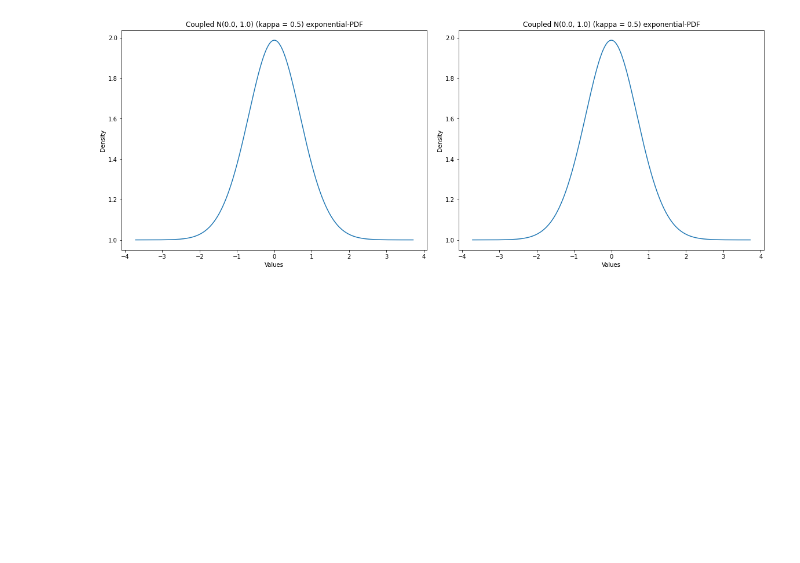
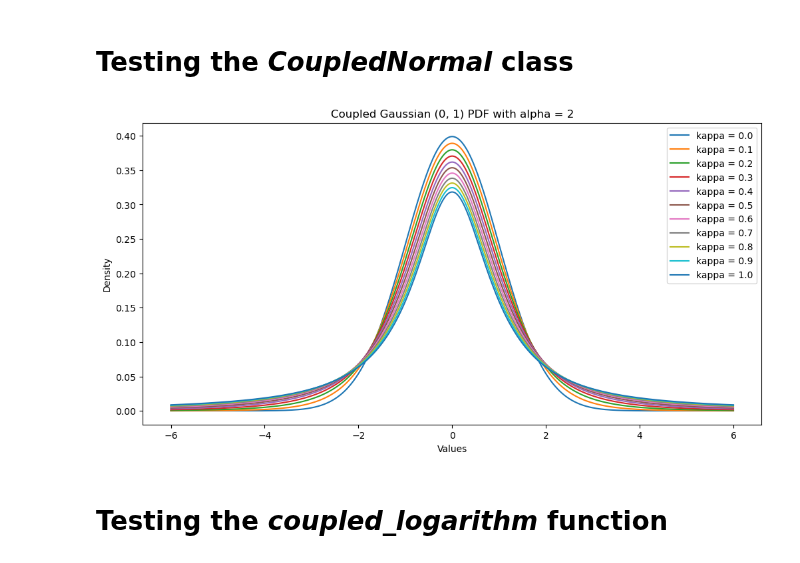
Before and after one commit to Photrek/Nonlinear-Statistical-Coupling, a Jupyter notebook: workspace/john/CrossEntropy-Entropy-DivergenceV2.ipynb, the cells around one changed output. Saved outputs shown, nothing was run; the diff lists cells and outputs as text; code cells hidden in the pictures; blank space fills up the shorter version.

Commit message:
Added to the entropy plots.

```diff
--- a/workspace/john/CrossEntropy-Entropy-DivergenceV2.ipynb
+++ b/workspace/john/CrossEntropy-Entropy-DivergenceV2.ipynb
@@ -34,19 +0,0 @@ plt.show()
-# %%
-kappa, alpha, dim = 0.5, 2, 1
-
-coupled_norm = fj.coupled_probability(dist=normal_densities, dx=dx, kappa=kappa, alpha=alpha, dim=dim)
-coupled_other_norm = fj.coupled_probability(dist=other_normal_densities, dx=dx, kappa=kappa, alpha=alpha, dim=dim)
-
-fig, ax = plt.subplots(1, 2, figsize=(16,6), constrained_layout=True)
-
-ax[0].plot(x, coupled_norm)
-ax[0].set_title(f'Coupled N({normal.mean()}, {normal.std()}) (kappa = {kappa}) PDF')
-ax[0].set_xlabel('Values')
-ax[0].set_ylabel('Density')
-
-ax[1].plot(x, coupled_other_norm)
-ax[1].set_title(f'Coupled N({other_normal.mean()}, {other_normal.std()}) (kappa = {kappa}) PDF')
-ax[1].set_xlabel('Values')
-ax[1].set_ylabel('Density')
-
-plt.show()
@@ -74,19 +1,37 @@ plt.show()
-# %%
-coupled_norm_exponential_densities = fj.coupled_exponential(coupled_norm, kappa=kappa, dim=dim)
-coupled_other_norm_exponential_densities = fj.coupled_exponential(coupled_other_norm, kappa=kappa, dim=dim)
-
-fig, ax = plt.subplots(1, 2, figsize=(16,6), constrained_layout=True)
-
-ax[0].plot(x, coupled_norm_exponential_densities)
-ax[0].set_title(f'Coupled N({normal.mean()}, {normal.std()}) (kappa = {kappa}) exponential-PDF')
-ax[0].set_xlabel('Values')
-ax[0].set_ylabel('Density')
-
-ax[1].plot(x, coupled_other_norm_exponential_densities)
-ax[1].set_title(f'Coupled N({other_normal.mean()}, {other_normal.std()}) (kappa = {kappa}) exponential-PDF')
-ax[1].set_xlabel('Values')
-ax[1].set_ylabel('Density')
-
-plt.show()
-# %% [output]
-[figure, removed]
+# %% [markdown]
+# Testing the *CoupledNormal* class
+# %%
+import function_john as fj
+import function as func
+import numpy as np
+from datetime import datetime
+import matplotlib.pyplot as plt
+
+# Define the loc, scale, alpha, and kappas that will be used for all distributions.
+loc, scale = 0, 1
+alpha = 2
+
+# Define the values the various Coupled Gaussians can range from -6*scale to 6*scale
+x = np.linspace(-6*scale, 6*scale, 10000)
+
+# Plot Coupled Gaussians (loc, scale) with alpha = 2, with kappas going from 0 to 1
+# by steps of 0.1
+plt.figure(figsize=(12, 6), dpi= 100, facecolor='w', edgecolor='k')
+
+for kappa in np.linspace(0, 1, 11):
+    temp_normal = fj.CoupledNormal(loc=loc,
+                                   scale=scale,
+                                   kappa=round(kappa, 1),
+                                   alpha=alpha)
+    plt.plot(x, temp_normal.prob(x), label=f'kappa = {temp_normal.kappa}')
+
+plt.title(f'Coupled Gaussian ({loc}, {scale}) PDF with alpha = {alpha}')
+plt.xlabel('Values')
+plt.ylabel('Density')
+plt.legend()
+
+plt.show()
+# %% [output]
+[figure, added]
+# %% [markdown]
+# Testing the *coupled_logarithm* function
```
Also changed, not shown: parts of 25 cells of this notebook, 1 other file.
